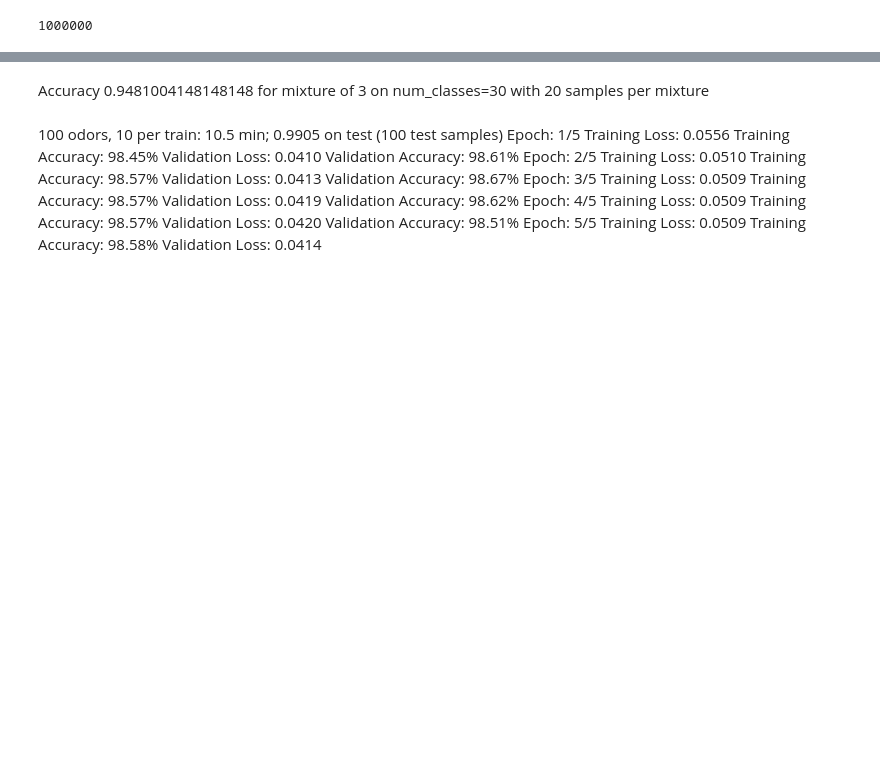
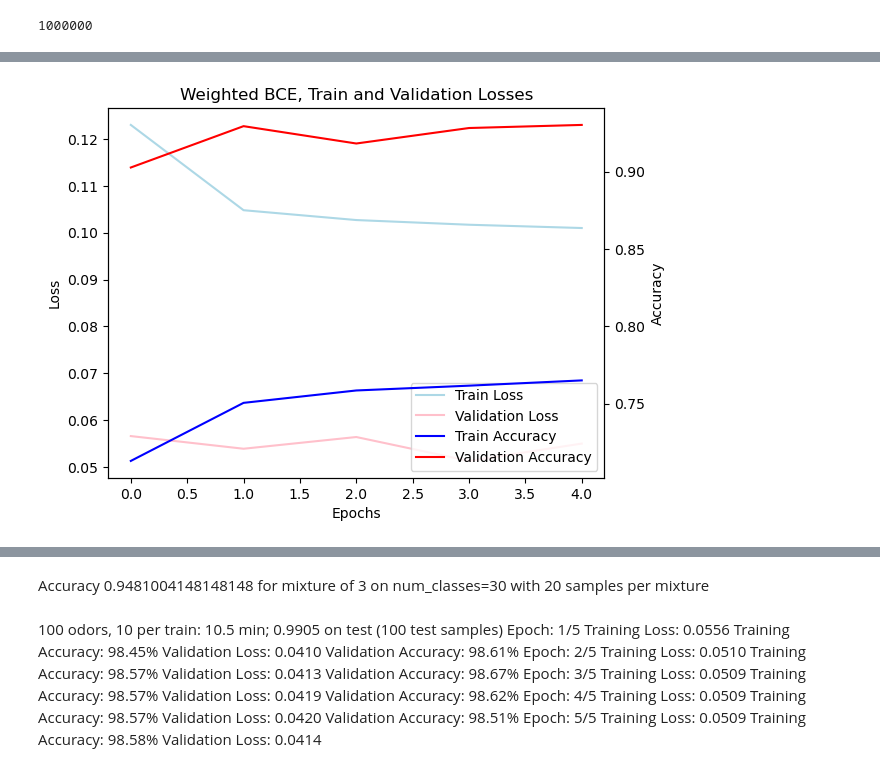
Before and after one commit to jhsieh731/odorWorld, a Jupyter notebook: gaussian/model.ipynb, the cells around one changed output, grey strips where cells are left out. Cells and saved outputs as stored; diff of their text form; code cells hidden in the pictures; blank space fills up the shorter version.

```diff
--- a/gaussian/model.ipynb
+++ b/gaussian/model.ipynb
@@ -156,3 +243,42 @@ Epoch: 5/5      Training Loss: 0.0509   Training Accuracy: 98.58%       Validati
+# %%
+train_losses = [0.1230, 0.1048, 0.1027, 0.1017, 0.1010]
+val_losses = np.array([0.0566, 0.0539, 0.0564, 0.0513, 0.0550])
+train_accuracies = [0.7131, 0.7506, 0.7586, 0.7617, 0.7651]
+val_accuracies = np.array([0.9026, 0.9293, 0.9181, 0.9281, 0.9301])
+# %%
+import matplotlib.pyplot as plt
+
+# Create the figure and axes
+fig, ax1 = plt.subplots()
+
+# Plot the train and validation losses
+ax1.plot(train_losses, label='Train Loss', color='lightblue')
+ax1.plot(val_losses, label='Validation Loss', color='pink')
+
+# Set labels and title for the left axis
+ax1.set_xlabel('Epochs')
+ax1.set_ylabel('Loss')
+ax1.set_title('Weighted BCE, Train and Validation Losses')
+
+# Create a second y-axis
+ax2 = ax1.twinx()
+
+# Plot the train and validation accuracies
+ax2.plot(train_accuracies, label='Train Accuracy', color='blue')
+ax2.plot(val_accuracies, label='Validation Accuracy', color='red')
+
+# Set labels for the right axis
+ax2.set_ylabel('Accuracy')
+
+# Add a legend
+lines, labels = ax1.get_legend_handles_labels()
+lines2, labels2 = ax2.get_legend_handles_labels()
+ax1.legend(lines + lines2, labels + labels2, loc='lower right')
+
+# Show the plot
+plt.show()
+# %% [output]
+[figure, added]
 # %%
 import pickle as pkl
 with open('distributions.pkl','rb') as readfile:
```
Also changed, not shown: parts of 16 cells of this notebook, 14 other files.
